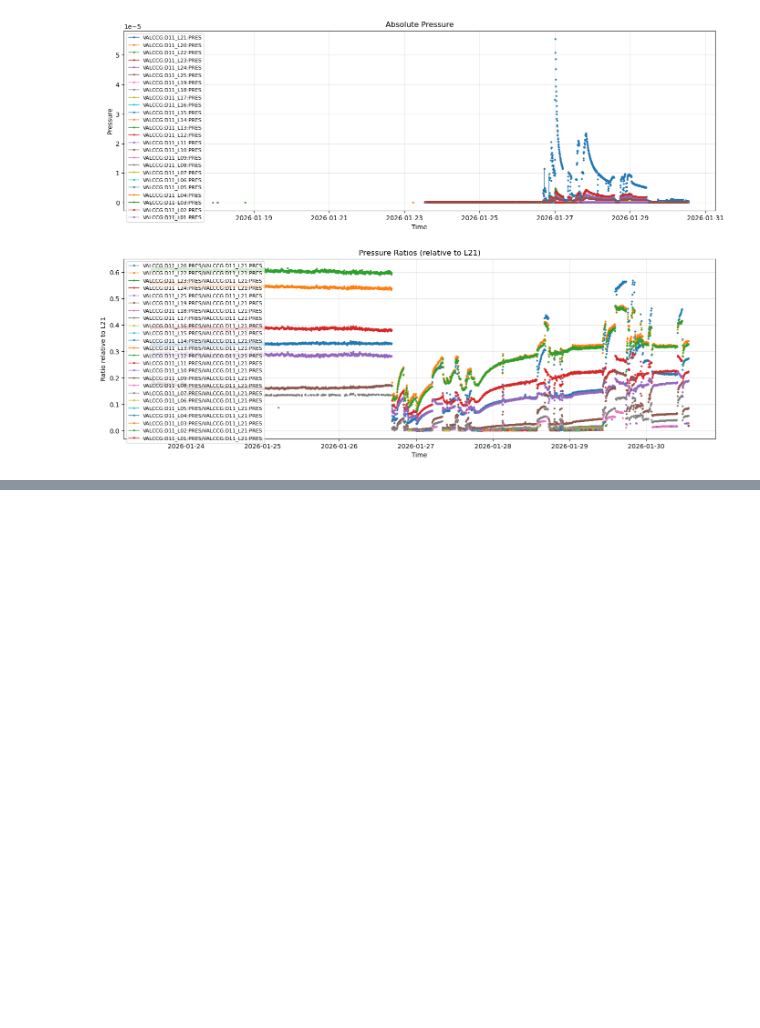
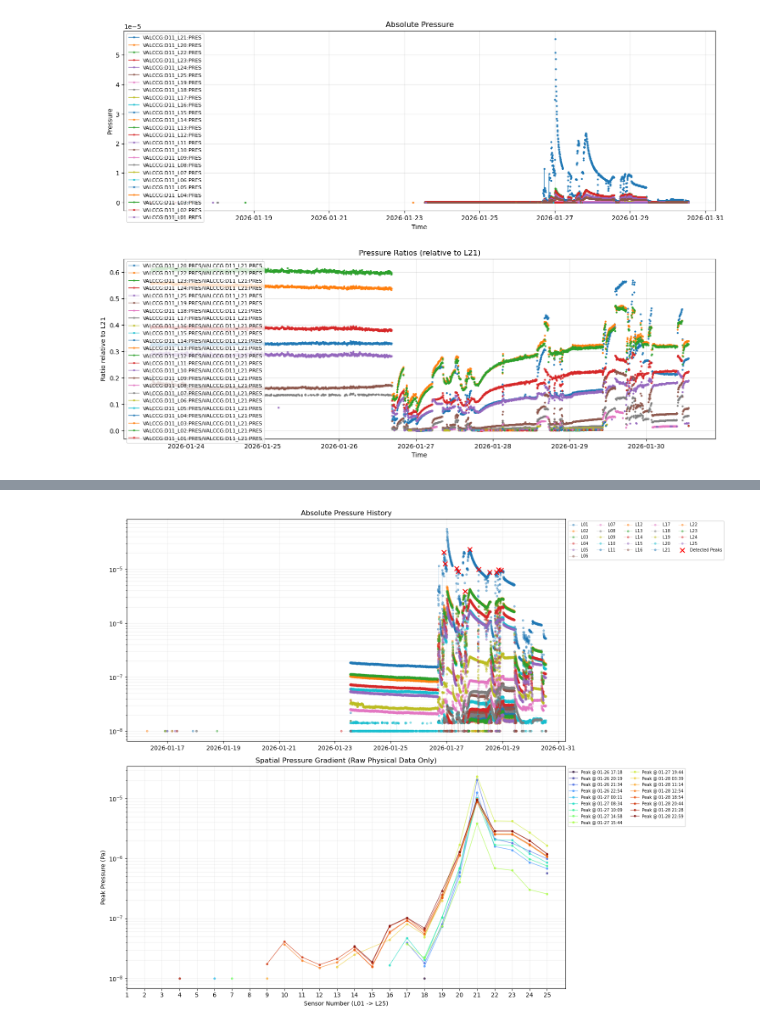
Before and after one commit to xylulu/SBL_code, a Jupyter notebook: vacuum_plotting.ipynb, the cells around one changed output, grey strips where cells are left out. Drawn from its saved outputs; the diff is of its cells as text; code cells hidden in the pictures; blank space fills up the shorter version.

```diff
--- a/vacuum_plotting.ipynb
+++ b/vacuum_plotting.ipynb
@@ -150,0 +358,84 @@ VALCCG:D11_L01:PRES / VALCCG:D11_L21:PRES
+# %%
+import pandas as pd
+import matplotlib.pyplot as plt
+import seaborn as sns
+import re
+import numpy as np
+from scipy.signal import find_peaks
+
+# --- 1. Load and Prep ---
+file_path = '/Users/xylu/Desktop/Data/machine_local/vacuum_D11/2026-01-30T13_37_05.960Z.csv'
+vac = pd.read_csv(file_path)
+vac.columns = [c.strip() for c in vac.columns]
+time_col = vac.columns[0]
+vac[time_col] = pd.to_datetime(vac[time_col])
+
+# --- 2. Extract Channels L01-L25 ---
+sensor_info = sorted([{'col': c, 'num': int(re.search(r'L(\d+)', c).group(1))}
+                     for c in vac.columns[1:] if re.search(r'L(\d+)', c)],
+                     key=lambda x: x['num'])
+sorted_cols = [s['col'] for s in sensor_info]
+sensor_nums = [s['num'] for s in sensor_info]
+l21_col = next((s['col'] for s in sensor_info if s['num'] == 21), sorted_cols[0])
+
+# --- 3. High-Sensitivity Peak Detection ---
+# Fill NaNs only for the detection algorithm to prevent "breaks" in the timeline
+series_for_detection = vac[l21_col].ffill().bfill()
+
+# Adjusted prominence to be very low to catch all the "humps" seen in your plot
+peaks, _ = find_peaks(series_for_detection,
+                      prominence=series_for_detection.std() * 0.2,
+                      distance=30)
+
+event_indices = peaks.tolist()
+print(f"Detected {len(event_indices)} peaks.")
+
+# --- 4. Plotting ---
+fig, (ax1, ax2) = plt.subplots(2, 1, figsize=(15, 12))
+
+# Subplot 1: Time Series
+for s in sensor_info:
+    ax1.plot(vac[time_col], vac[s['col']], label=f"L{s['num']:02d}",
+             marker='o', markersize=3, linewidth=0.5, alpha=0.4)
+
+if event_indices:
+    ax1.scatter(vac[time_col].iloc[event_indices], vac[l21_col].iloc[event_indices],
+                color='red', marker='x', s=60, label='Detected Peaks', zorder=10)
+
+ax1.set_yscale('log')
+ax1.set_title('Absolute Pressure History')
+ax1.legend(ncol=5, fontsize=7, loc='upper left', bbox_to_anchor=(1, 1))
+ax1.grid(True, which="both", alpha=0.2)
+
+# Subplot 2: Spatial Gradient (Raw Points Only)
+colors = plt.cm.turbo(np.linspace(0, 1, len(event_indices)))
+for i, idx in enumerate(event_indices):
+    snapshot = vac[sorted_cols].iloc[idx].values
+    event_time = vac[time_col].iloc[idx].strftime('%m-%d %H:%M')
+
+    # We plot ONLY markers and a line that follows the data points.
+    # By using dropna(), we ensure we don't interpolate across missing physical sensors.
+    event_data = pd.Series(snapshot, index=sensor_nums).dropna()
+
+    ax2.plot(event_data.index, event_data.values, marker='o', markersize=3,
+             linestyle='-', linewidth=1, alpha=0.7, color=colors[i], label=f'Peak @ {event_time}')
+
+ax2.set_yscale('log')
+ax2.set_xlabel('Sensor Number (L01 -> L25)')
+ax2.set_ylabel('Peak Pressure (Pa)')
+ax2.set_title('Spatial Pressure Gradient (Raw Physical Data Only)')
+ax2.set_xticks(range(1, 26))
+ax2.grid(True, which="both", alpha=0.2)
+ax2.legend(fontsize=7, loc='upper left', bbox_to_anchor=(1, 1), ncol=2 if len(event_indices) > 15 else 1)
+
+plt.tight_layout()
+plt.show()
+
+# --- 5. Heatmap ---
+plt.figure(figsize=(11, 9))
+sns.heatmap(vac[sorted_cols].corr(), annot=False, cmap='viridis', vmin=0, vmax=1,
+            xticklabels=[f"L{n:02d}" for n in sensor_nums],
+            yticklabels=[f"L{n:02d}" for n in sensor_nums])
+plt.title('Correlation Matrix (L01-L25)')
+plt.show()
+# %% [output]
@@ -150,0 +443 @@ VALCCG:D11_L01:PRES / VALCCG:D11_L21:PRES
+[figure, added]
```
Also changed, not shown: parts of 5 cells of this notebook, 1 other file.
